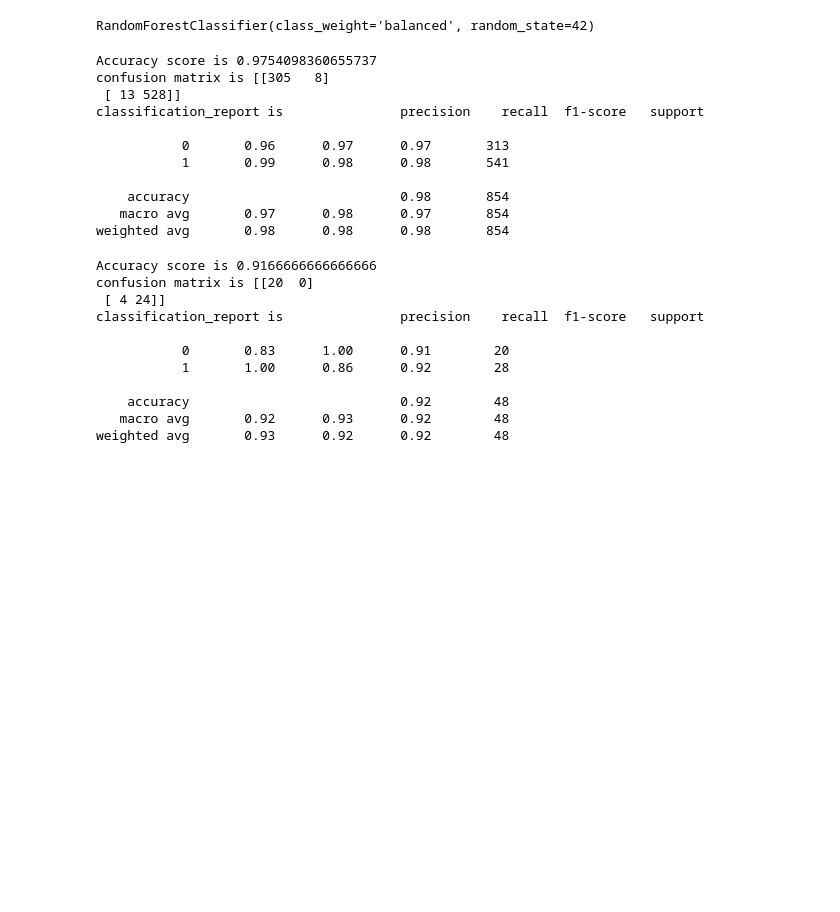
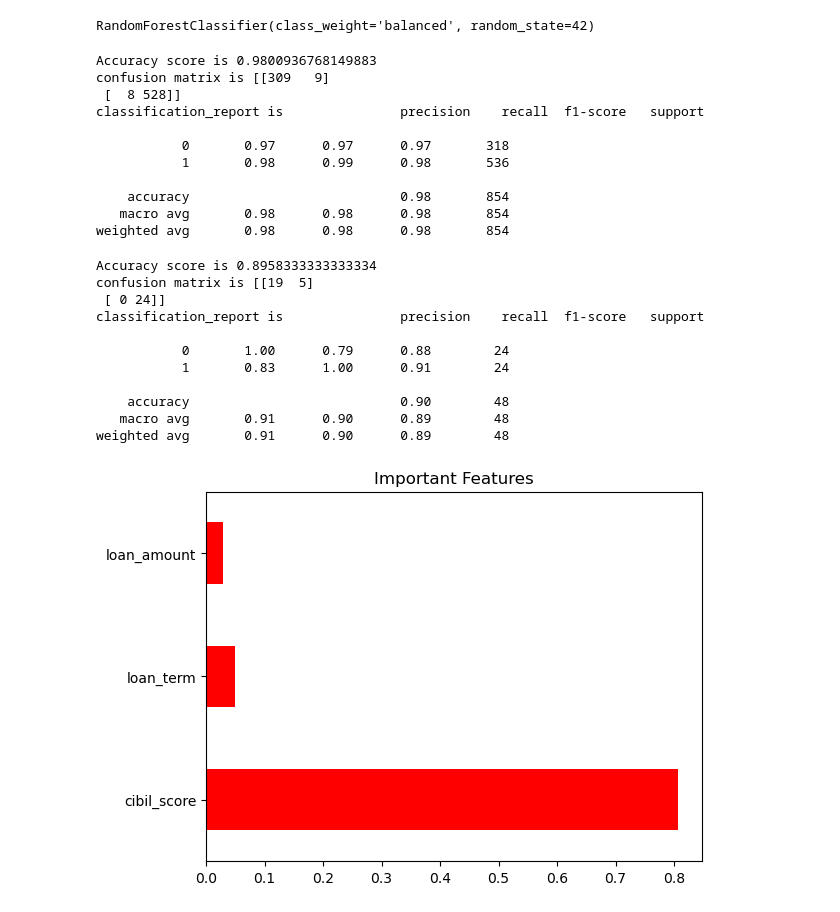
Before and after one commit to Muruganandanj/ML-CLASSIFICATION-LOAN-APPROVAL, a Jupyter notebook: Untitled42.ipynb, the cells around one changed output. Cells and saved outputs as stored; diff of their text form; code cells hidden in the pictures; blank space fills up the shorter version.

```diff
--- a/Untitled42.ipynb
+++ b/Untitled42.ipynb
@@ -110,28 +88,28 @@ y_pred = model.predict(x_test)
 
 #Evaluating the model
 
-acc_scr = accuracy_score(y_pred,y_test)
-cm= confusion_matrix(y_pred,y_test)
-cf=classification_report(y_pred,y_test)
+acc_scr = accuracy_score(y_test,y_pred)
+cm= confusion_matrix(y_test,y_pred)
+cf=classification_report(y_test,y_pred)
 
 print("Accuracy score is",acc_scr)
 print("confusion matrix is",cm)
 print("classification_report is",cf)
 # %% [output]
-Accuracy score is 0.9754098360655737
-confusion matrix is [[305   8]
- [ 13 528]]
+Accuracy score is 0.9800936768149883
+confusion matrix is [[309   9]
+ [  8 528]]
 classification_report is               precision    recall  f1-score   support
 
-           0       0.96      0.97      0.97       313
-           1       0.99      0.98      0.98       541
+           0       0.97      0.97      0.97       318
+           1       0.98      0.99      0.98       536
 
     accuracy                           0.98       854
-   macro avg       0.97      0.98      0.97       854
+   macro avg       0.98      0.98      0.98       854
 weighted avg       0.98      0.98      0.98       854
 # %%
 #new data (unseen) prediction
-data2 = pd.read_csv(r"C:\Users\Muruganandan\OneDrive\Desktop\MY PROJECTS\ML CLASSIFICATION LOAN APPROVAL\new data\newdata1.csv")
+data2 = pd.read_csv(r"C:\Users\Muruganandan\OneDrive\Desktop\MY PROJECTS\MACHINE LEARNING\ML CLASSIFICATION LOAN APPROVAL\newdata1.csv")
 df1=pd.DataFrame(data2)
 
 df1.columns =df1.columns.str.strip()
@@ -151,22 +129,31 @@ scaler1 = StandardScaler()
 x1=scaler.fit_transform(x)
 
 y_new = model.predict(x1)
-accs = accuracy_score(y_new,y)
-cf1 = confusion_matrix(y_new,y)
-cr1=classification_report(y_new,y)
+accs = accuracy_score(y,y_new)
+cf1 = confusion_matrix(y,y_new)
+cr1=classification_report(y,y_new)
 
 print("Accuracy score is",accs)
 print("confusion matrix is",cf1)
 print("classification_report is",cr1)
 # %% [output]
-Accuracy score is 0.9166666666666666
-confusion matrix is [[20  0]
- [ 4 24]]
+Accuracy score is 0.8958333333333334
+confusion matrix is [[19  5]
+ [ 0 24]]
 classification_report is               precision    recall  f1-score   support
 
-           0       0.83      1.00      0.91        20
-           1       1.00      0.86      0.92        28
+           0       1.00      0.79      0.88        24
+           1       0.83      1.00      0.91        24
 
-    accuracy                           0.92        48
-   macro avg       0.92      0.93      0.92        48
-weighted avg       0.93      0.92      0.92        48
+    accuracy                           0.90        48
+   macro avg       0.91      0.90      0.89        48
+weighted avg       0.91      0.90      0.89        48
+# %%
+# Feature importance
+
+feature_imp = pd.Series(model.feature_importances_,index =x.columns)
+feature_imp.nlargest(3).plot(kind='barh',color ='red')
+plt.title("Important Features")
+plt.show()
+# %% [output]
+[figure, added]
```
Also changed, not shown: parts of 3 cells of this notebook, 2 other files.
